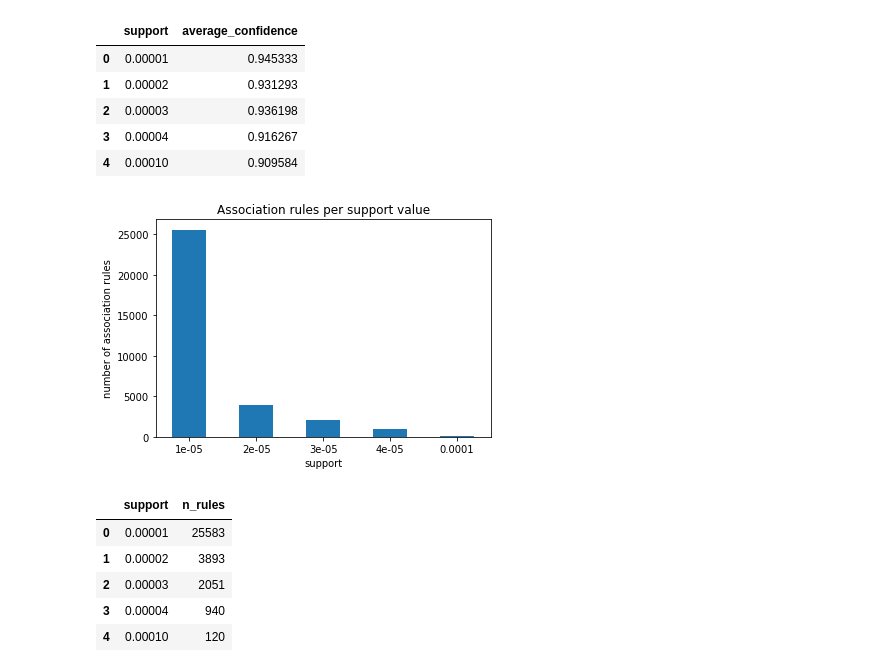
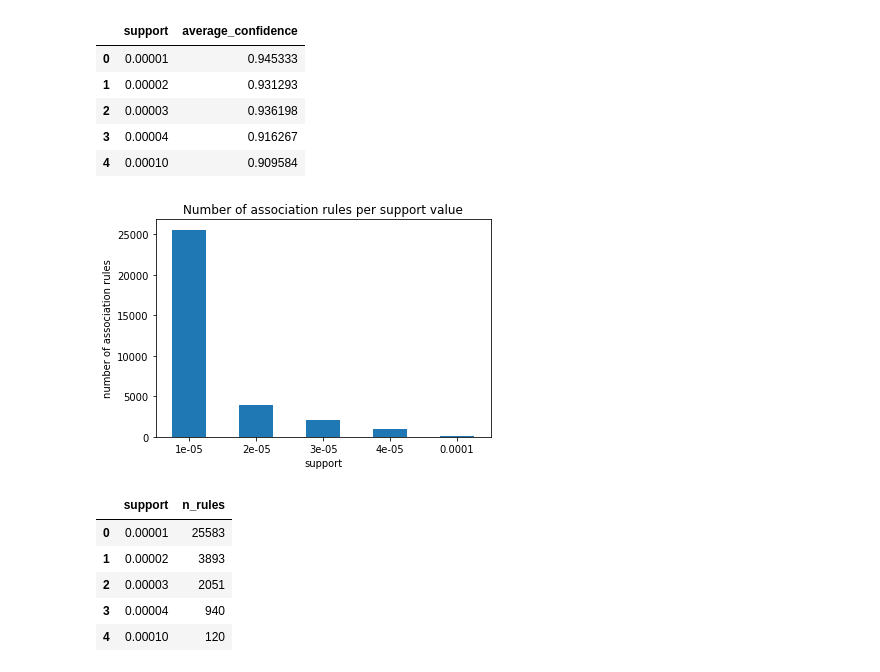
Before and after one commit to martinaviggiano/AMD_Market_Basket_IMDB, a Jupyter notebook: AMD_Market_Basket_Analysis.ipynb, the cells around one changed output. Cells and saved outputs as stored; diff of their text form; code cells hidden in the pictures.

```diff
--- a/AMD_Market_Basket_Analysis.ipynb
+++ b/AMD_Market_Basket_Analysis.ipynb
@@ -266,10 +266,10 @@ df_avgconf
 !cp avgconficence_results_fpgrowth.csv /content/drive/MyDrive/Università/amd_Market_Basket/
 # %%
 df_nrules = pd.DataFrame(n_rules, columns=["support", "n_rules"])
-df_nrules.plot.bar(x="support", y="n_rules", ylabel='number of association rules', legend=False, title='Association rules per support value', rot=0)
+df_nrules.plot.bar(x="support", y="n_rules", ylabel='number of association rules', legend=False, title='Number of association rules per support value', rot=0)
 df_nrules.to_csv("nrules_results_fpgrowth.csv", index=False)
 # %% [output]
-[figure, old version]
+[figure, new version]
 # %%
 df_nrules
 # %% [output]
```
Also changed, not shown: parts of 42 cells of this notebook.
